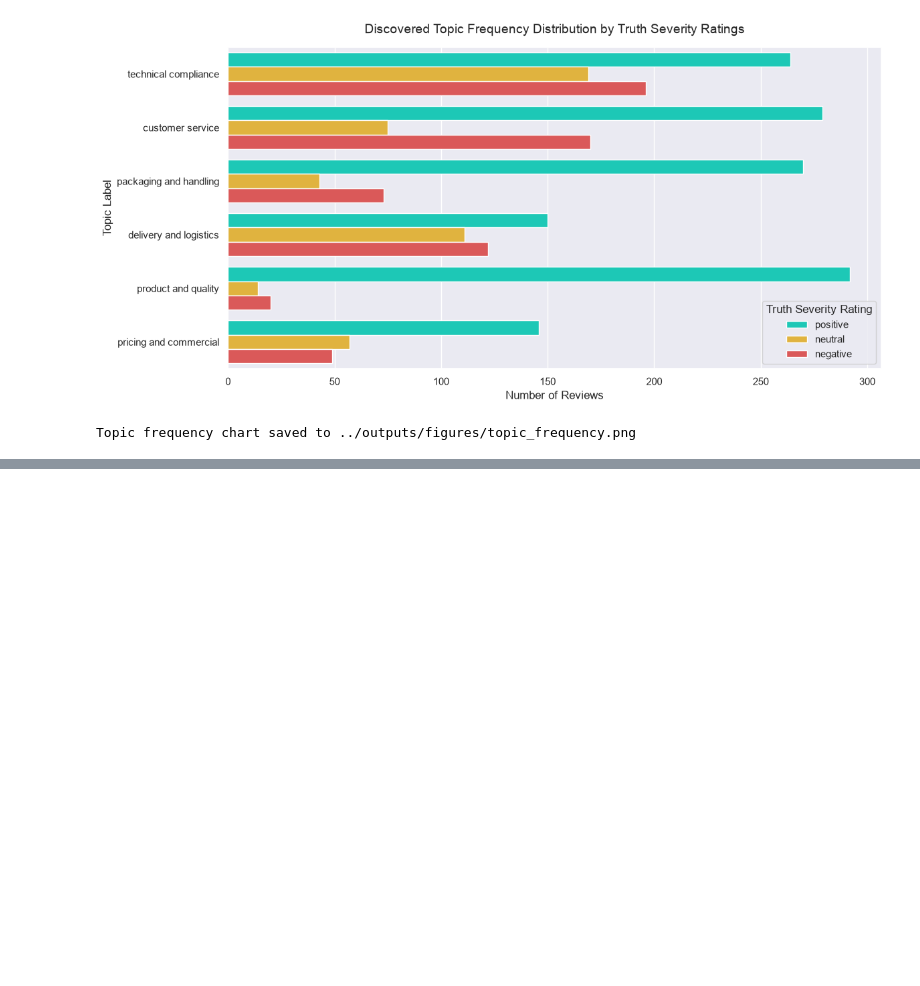
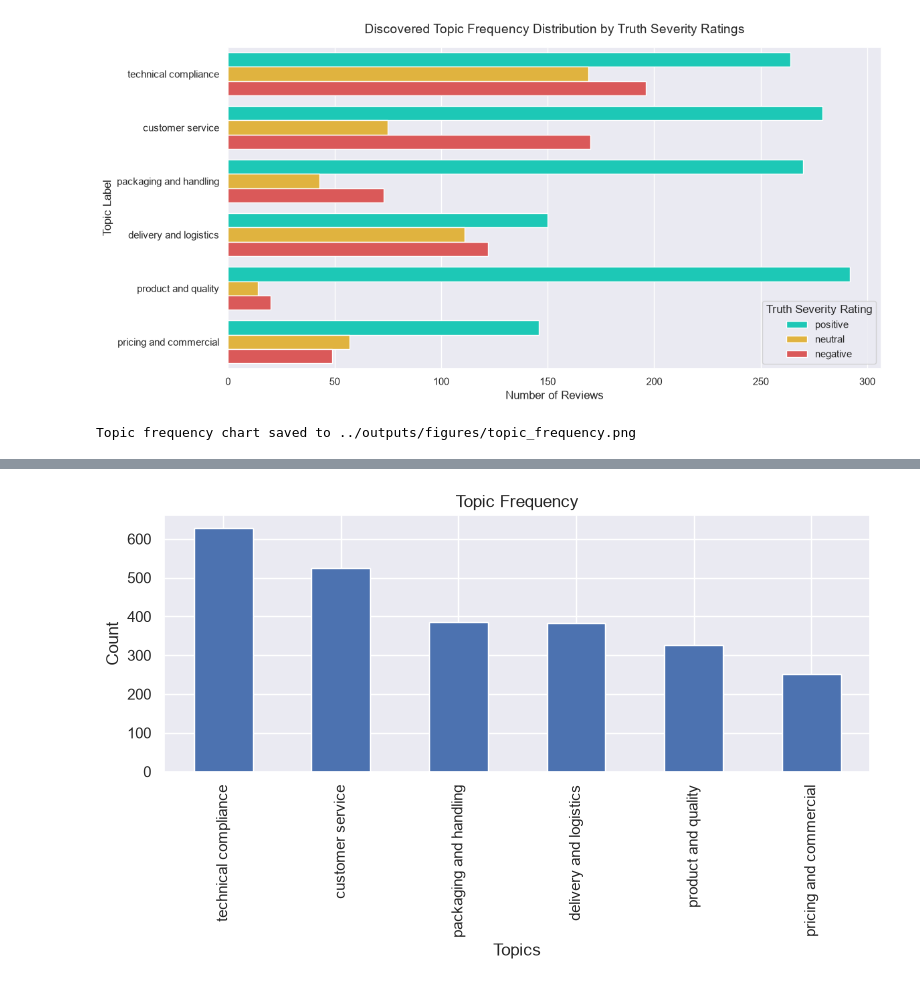
Before and after one commit to ali7540/nlp-quality-feedback-analyzer, a Jupyter notebook: notebooks/week3_topics_entities.ipynb, the cells around one changed output, grey strips where cells are left out. Cells and saved outputs as stored; diff of their text form; code cells hidden in the pictures; blank space fills up the shorter version.

```diff
--- a/notebooks/week3_topics_entities.ipynb
+++ b/notebooks/week3_topics_entities.ipynb
@@ -226,0 +255,2 @@ Topic frequency chart saved to ../outputs/figures/topic_frequency.png
+# %%
+df = pd.read_csv("../outputs/topics_stage1.csv")
@@ -226,0 +266,12 @@ Topic frequency chart saved to ../outputs/figures/topic_frequency.png
+# %%
+def extract_entities(text):
+    doc = nlp(str(text))
+
+    entities = []
+
+    for ent in doc.ents:
+        entities.append(ent.text)
+
+    return entities
+# %%
+df["entities"] = df["review text"].apply(extract_entities)
@@ -226,0 +289,20 @@ Topic frequency chart saved to ../outputs/figures/topic_frequency.png
+# %%
+topic_counts = df["topic_label"].value_counts()
+# %%
+plt.figure(figsize=(8,5))
+
+topic_counts.plot(kind="bar")
+
+plt.title("Topic Frequency")
+
+plt.xlabel("Topics")
+
+plt.ylabel("Count")
+
+plt.tight_layout()
+
+plt.savefig("../outputs/figures/topic_word_distribution.png")
+
+plt.show()
+# %% [output]
+[figure, added]
```
Also changed, not shown: parts of 8 cells of this notebook, 9 other files.
